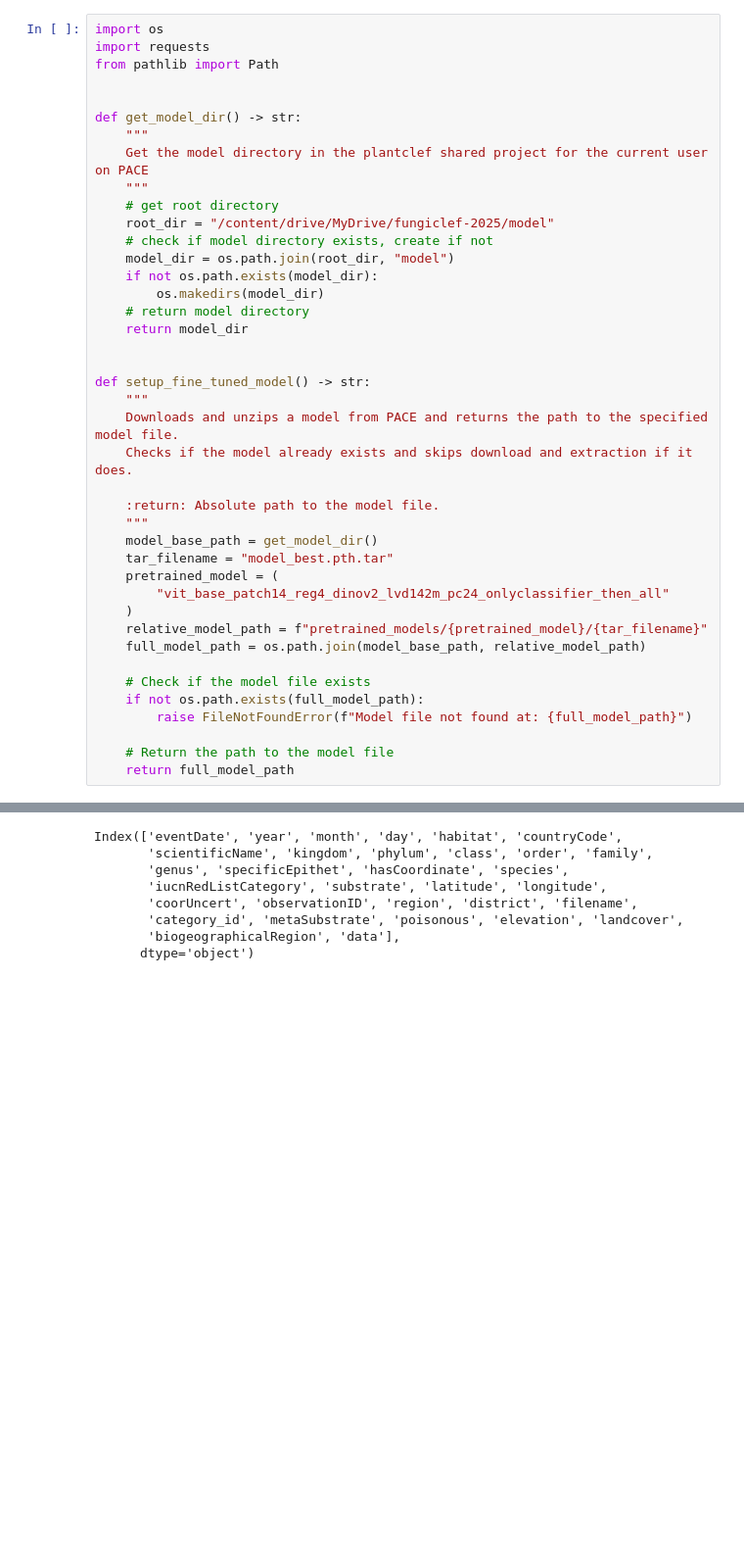
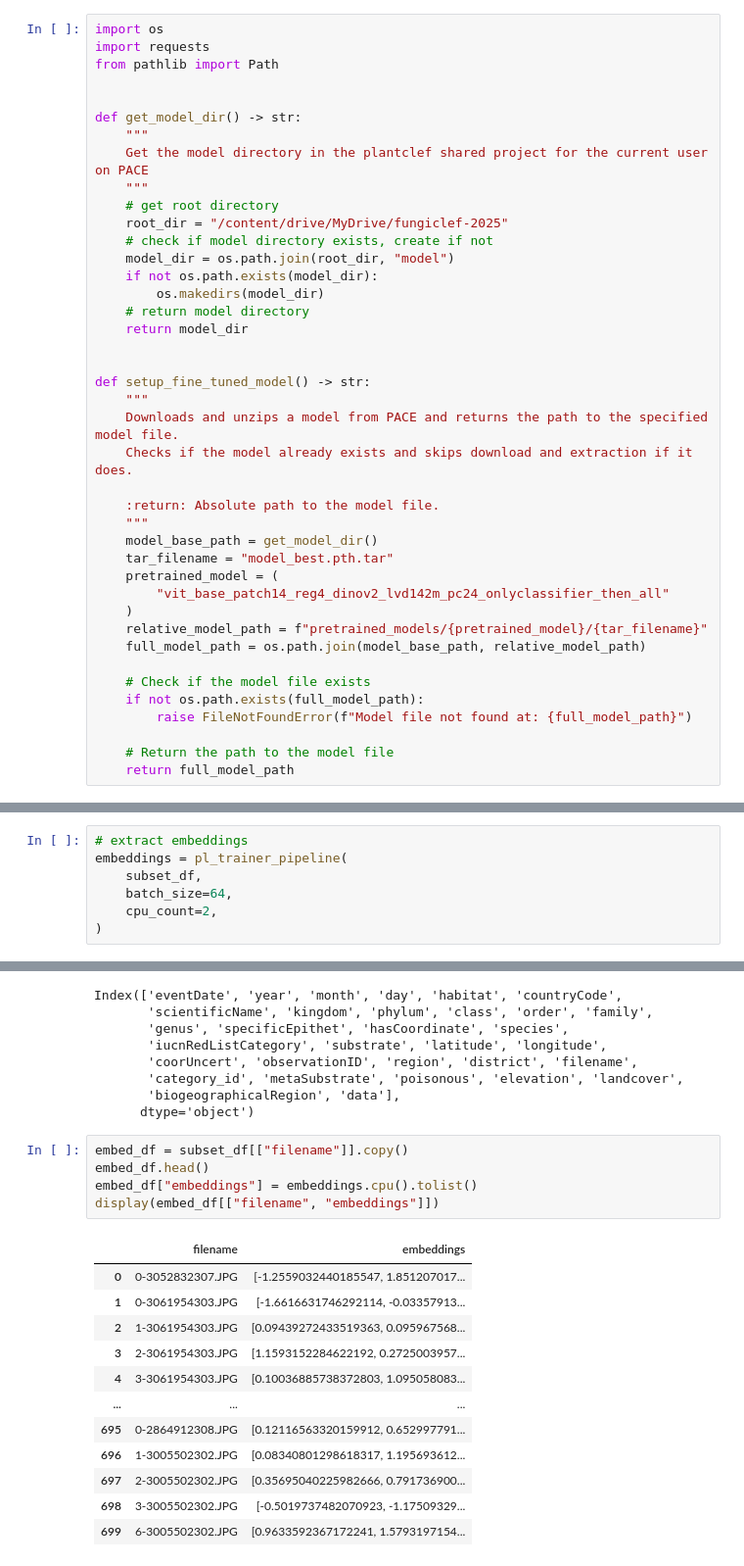
Before and after one commit to dsgt-kaggle-clef/fungiclef-2025, a Jupyter notebook: notebooks/colab/20250505-mg-embed-pipeline.ipynb, the cells around one changed output, grey strips where cells are left out. Shown at 98% size. Cells and saved outputs as stored; diff of their text form; blank space fills up the shorter version.

```diff
--- a/notebooks/colab/20250505-mg-embed-pipeline.ipynb
+++ b/notebooks/colab/20250505-mg-embed-pipeline.ipynb
@@ -70,7 +71,7 @@ def get_model_dir() -> str:
     Get the model directory in the plantclef shared project for the current user on PACE
     """
     # get root directory
-    root_dir = "/content/drive/MyDrive/fungiclef-2025/model"
+    root_dir = "/content/drive/MyDrive/fungiclef-2025"
     # check if model directory exists, create if not
     model_dir = os.path.join(root_dir, "model")
     if not os.path.exists(model_dir):
@@ -262,0 +276,7 @@ subset_df.head()
+# %%
+# extract embeddings
+embeddings = pl_trainer_pipeline(
+    subset_df,
+    batch_size=64,
+    cpu_count=2,
+)
@@ -271,3 +301,21 @@ Index(['eventDate', 'year', 'month', 'day', 'habitat', 'countryCode',
        'category_id', 'metaSubstrate', 'poisonous', 'elevation', 'landcover',
        'biogeographicalRegion', 'data'],
       dtype='object')
+# %%
+embed_df = subset_df[["filename"]].copy()
+embed_df.head()
+embed_df["embeddings"] = embeddings.cpu().tolist()
+display(embed_df[["filename", "embeddings"]])
+# %% [output]
+|  | filename | embeddings |
+| 0 | 0-3052832307.JPG | [-1.2559032440185547, 1.851207017... |
+| 1 | 0-3061954303.JPG | [-1.6616631746292114, -0.03357913... |
+| 2 | 1-3061954303.JPG | [0.09439272433519363, 0.095967568... |
+| 3 | 2-3061954303.JPG | [1.1593152284622192, 0.2725003957... |
+| 4 | 3-3061954303.JPG | [0.10036885738372803, 1.095058083... |
+| ... | ... | ... |
+| 695 | 0-2864912308.JPG | [0.12116563320159912, 0.652997791... |
+| 696 | 1-3005502302.JPG | [0.08340801298618317, 1.195693612... |
+| 697 | 2-3005502302.JPG | [0.35695040225982666, 0.791736900... |
+| 698 | 3-3005502302.JPG | [-0.5019737482070923, -1.17509329... |
+| 699 | 6-3005502302.JPG | [0.9633592367172241, 1.5793197154... |
```
Also changed, not shown: parts of 21 cells of this notebook, 2 other files.
